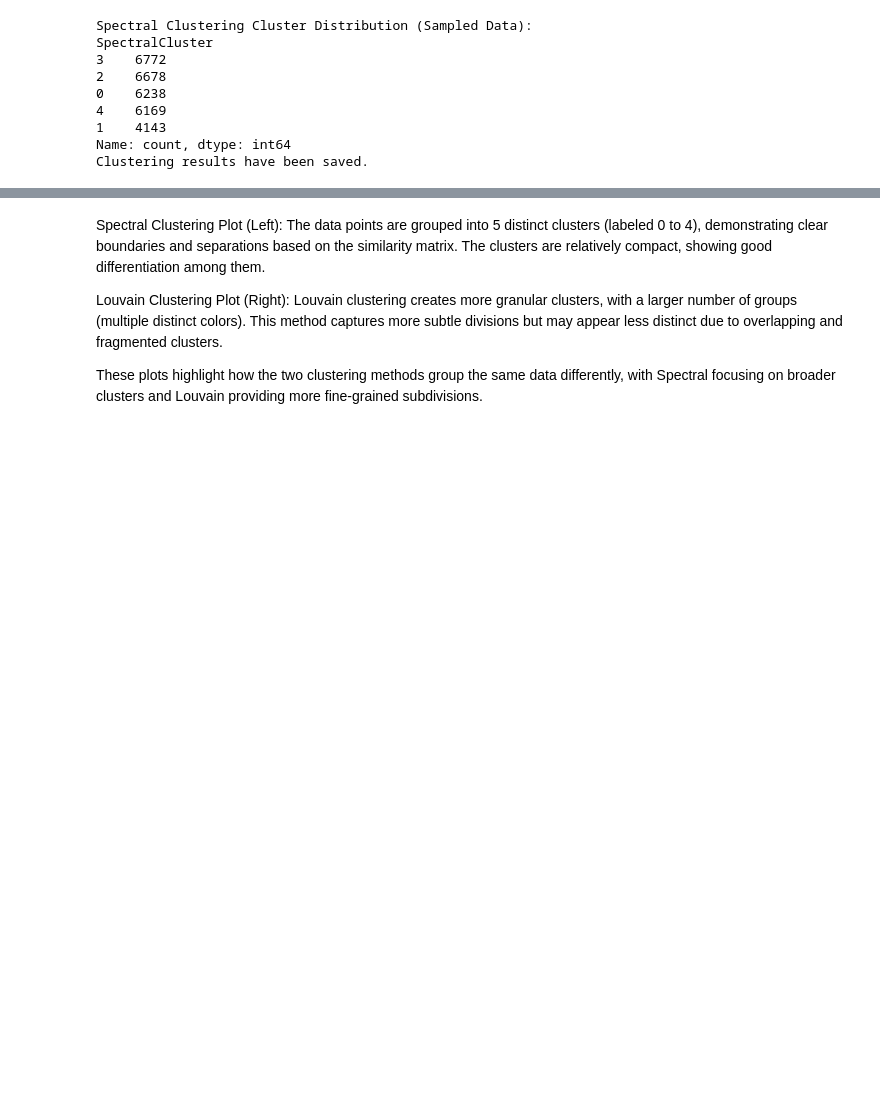
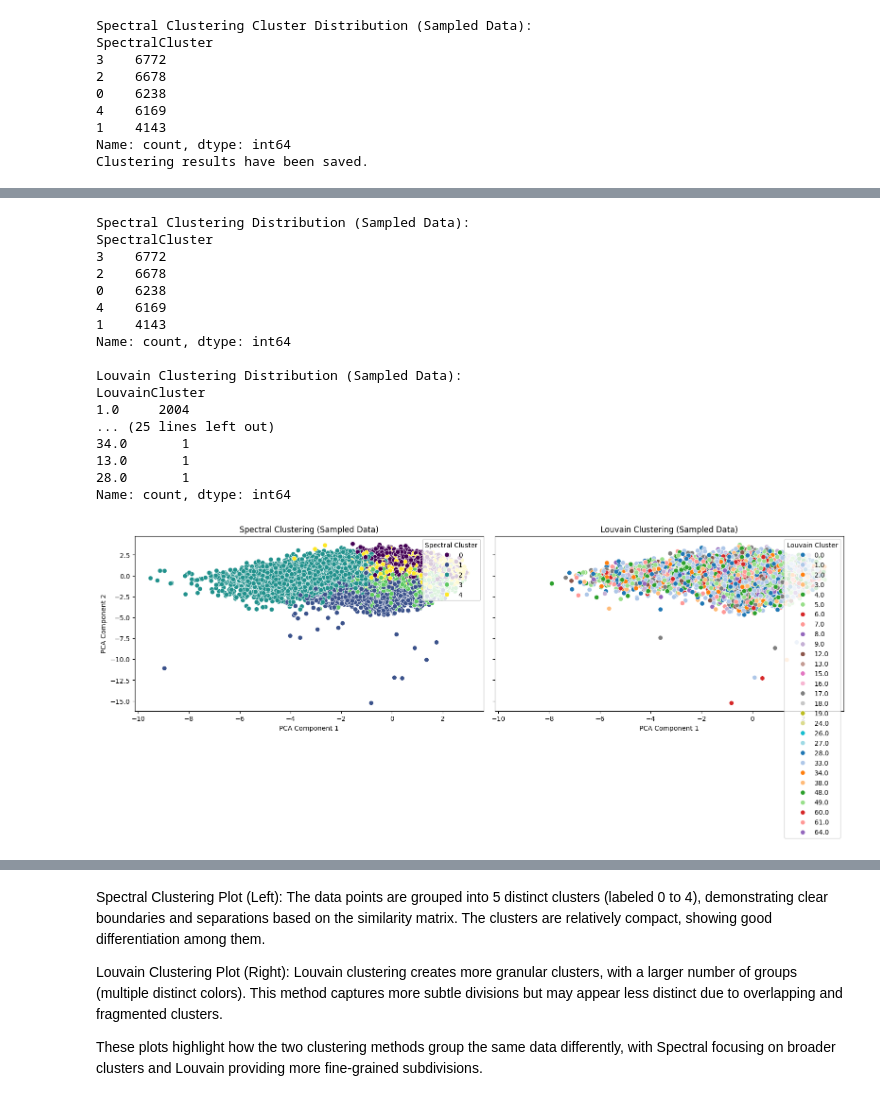
Before and after one commit to Ayafahim/computational_tools_project, a Jupyter notebook: graph_clustering.ipynb, the cells around one changed output, grey strips where cells are left out. Cells and saved outputs as stored; diff of their text form; code cells hidden in the pictures; blank space fills up the shorter version.

Commit message:
ran graph clustering

```diff
--- a/graph_clustering.ipynb
+++ b/graph_clustering.ipynb
@@ -170,52 +170,73 @@ LouvainCluster
 Name: count, dtype: int64
 # %%
+
 from sklearn.decomposition import PCA
 import matplotlib.pyplot as plt
 import seaborn as sns
 
-# Combine cluster distributions
-cluster_distribution = pd.DataFrame({
-    "Spectral Clustering": spectral_counts,  # From Cell 1
-    "Louvain Clustering": louvain_counts     # From Cell 2
-}).fillna(0).astype(int)
+# Compare cluster distributions
+spectral_counts = sampled_df['SpectralCluster'].value_counts()
+louvain_counts = sampled_df['LouvainCluster'].value_counts()
 
-print("Combined Cluster Distribution:")
-print(cluster_distribution)
+# Print cluster distributions
+print("Spectral Clustering Distribution (Sampled Data):")
+print(spectral_counts)
+print("\nLouvain Clustering Distribution (Sampled Data):")
+print(louvain_counts)
 
-# Perform PCA on the sampled data (only features, no clustering labels)
+# Perform PCA on the sampled data (without clustering labels)
 pca = PCA(n_components=2)
-X_pca = pca.fit_transform(sampled_data)
+X_pca = pca.fit_transform(sampled_data)  # Use sampled_data (only features)
 
-# Create subplots for visualization
+# Create subplots
 fig, axes = plt.subplots(1, 2, figsize=(16, 6), sharex=True, sharey=True)
 
-# Plot Spectral Clustering
+# Spectral Clustering Plot
 sns.scatterplot(
     ax=axes[0],
     x=X_pca[:, 0],
     y=X_pca[:, 1],
     hue=sampled_df['SpectralCluster'],
     palette="viridis",
     s=50
 )
 axes[0].set_title("Spectral Clustering (Sampled Data)")
 axes[0].set_xlabel("PCA Component 1")
 axes[0].set_ylabel("PCA Component 2")
 axes[0].legend(title="Spectral Cluster", loc="upper right")
 
-# Plot Louvain Clustering
+# Louvain Clustering Plot
 sns.scatterplot(
     ax=axes[1],
     x=X_pca[:, 0],
     y=X_pca[:, 1],
     hue=sampled_df['LouvainCluster'],
     palette="tab20",
     s=50
 )
 axes[1].set_title("Louvain Clustering (Sampled Data)")
 axes[1].set_xlabel("PCA Component 1")
 axes[1].legend(title="Louvain Cluster", loc="upper right")
 
-# Adjust layout and show the plots
+# Adjust layout
 plt.tight_layout()
 plt.show()
+# %% [output]
+Spectral Clustering Distribution (Sampled Data):
+SpectralCluster
+3    6772
+2    6678
+0    6238
+4    6169
+1    4143
+Name: count, dtype: int64
+
+Louvain Clustering Distribution (Sampled Data):
+LouvainCluster
+1.0     2004
+... (25 lines left out)
+34.0       1
+13.0       1
+28.0       1
+Name: count, dtype: int64
+[figure, added]
```
Also changed, not shown: parts of 5 cells of this notebook, 2 other files.
